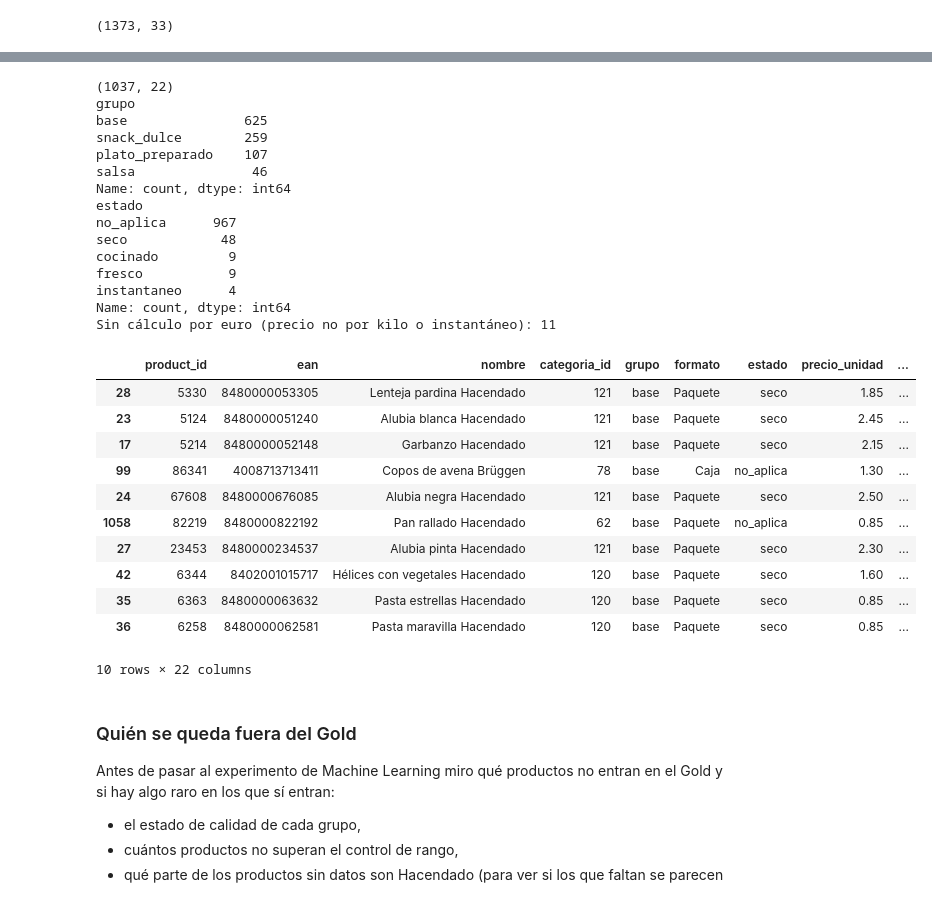
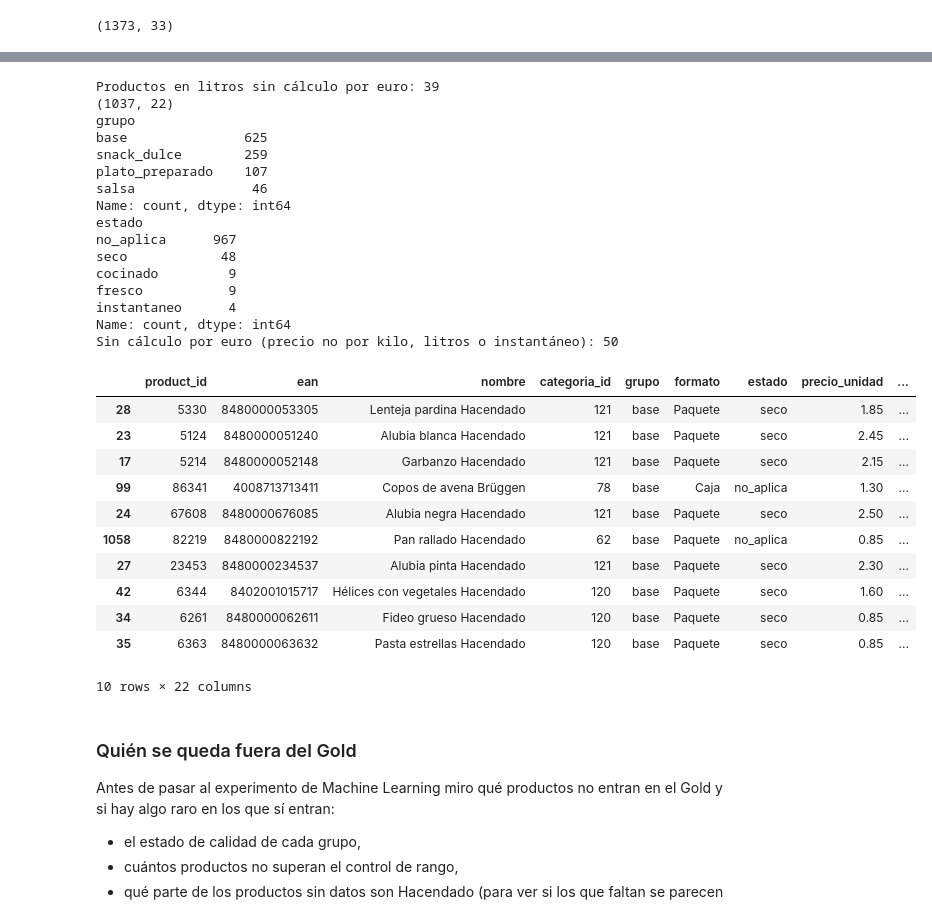
Before and after one commit to aroabm12/TFM-AROA-BARBERAN, a Jupyter notebook: pipeline_ampliado.ipynb, the cells around one changed output, grey strips where cells are left out. Cells and saved outputs as stored; diff of their text form; code cells hidden in the pictures.

Commit message:
Entrega 3: corrijo la fuga de precio_kg, test nuevo, etiquetas reales, regla por categoría y estado, y litros e instantáneos fuera del ranking por euro

```diff
--- a/pipeline_ampliado.ipynb
+++ b/pipeline_ampliado.ipynb
@@ -640,6 +651,11 @@ gold["pct_kcal_proteina"] = (gold["proteina_100g"] * 4 / kcal_ok * 100).round(1)
 instantaneos = gold["estado"] == "instantaneo"
 gold.loc[instantaneos, ["proteina_g_por_euro", "kcal_por_euro"]] = np.nan
 
+# Productos en litros: no hay una conversión justificada de litros a kilos, así que quedan fuera del cálculo por euro
+litros = gold["unidad_referencia"] == "L"
+gold.loc[litros, ["proteina_g_por_euro", "kcal_por_euro"]] = np.nan
+print("Productos en litros sin cálculo por euro:", int(litros.sum()))
+
 columnas = [
     "product_id", "ean", "nombre", "categoria_id", "grupo", "formato", "estado",
     "precio_unidad", "precio_referencia", "precio_kg", "tamano_envase",
@@ -652,37 +668,38 @@ gold = gold[columnas]
 
 gold.to_csv("data/gold/productos_gold_ampliado.csv", index=False)
 print(gold.shape)
 print(gold["grupo"].value_counts())
 print(gold["estado"].value_counts())
-print("Sin cálculo por euro (precio no por kilo o instantáneo):", gold["proteina_g_por_euro"].isna().sum())
+print("Sin cálculo por euro (precio no por kilo, litros o instantáneo):", gold["proteina_g_por_euro"].isna().sum())
 gold.sort_values("proteina_g_por_euro", ascending=False).head(10)
 # %% [output]
+Productos en litros sin cálculo por euro: 39
 (1037, 22)
 grupo
 base               625
 snack_dulce        259
 plato_preparado    107
 salsa               46
 Name: count, dtype: int64
 estado
 no_aplica      967
 seco            48
 cocinado         9
 fresco           9
 instantaneo      4
 Name: count, dtype: int64
-Sin cálculo por euro (precio no por kilo o instantáneo): 11
+Sin cálculo por euro (precio no por kilo, litros o instantáneo): 50
 |  | product_id | ean | nombre | categoria_id | grupo | formato | estado | precio_unidad | ... |
 | 28 | 5330 | 8480000053305 | Lenteja pardina Hacendado | 121 | base | Paquete | seco | 1.85 | ... |
 | 23 | 5124 | 8480000051240 | Alubia blanca Hacendado | 121 | base | Paquete | seco | 2.45 | ... |
 | 17 | 5214 | 8480000052148 | Garbanzo Hacendado | 121 | base | Paquete | seco | 2.15 | ... |
 | 99 | 86341 | 4008713713411 | Copos de avena Brüggen | 78 | base | Caja | no_aplica | 1.30 | ... |
 | 24 | 67608 | 8480000676085 | Alubia negra Hacendado | 121 | base | Paquete | seco | 2.50 | ... |
 | 1058 | 82219 | 8480000822192 | Pan rallado Hacendado | 62 | base | Paquete | no_aplica | 0.85 | ... |
 | 27 | 23453 | 8480000234537 | Alubia pinta Hacendado | 121 | base | Paquete | seco | 2.30 | ... |
 | 42 | 6344 | 8402001015717 | Hélices con vegetales Hacendado | 120 | base | Paquete | seco | 1.60 | ... |
+| 34 | 6261 | 8480000062611 | Fideo grueso Hacendado | 120 | base | Paquete | seco | 0.85 | ... |
 | 35 | 6363 | 8480000063632 | Pasta estrellas Hacendado | 120 | base | Paquete | seco | 0.85 | ... |
-| 36 | 6258 | 8480000062581 | Pasta maravilla Hacendado | 120 | base | Paquete | seco | 0.85 | ... |
 10 rows × 22 columns
 # %% [markdown]
 ### Quién se queda fuera del Gold
```
Also changed, not shown: parts of 9 cells of this notebook, 9 other files.
